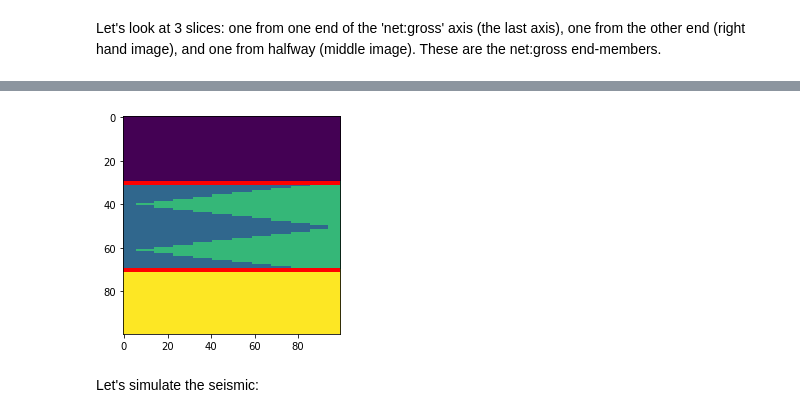
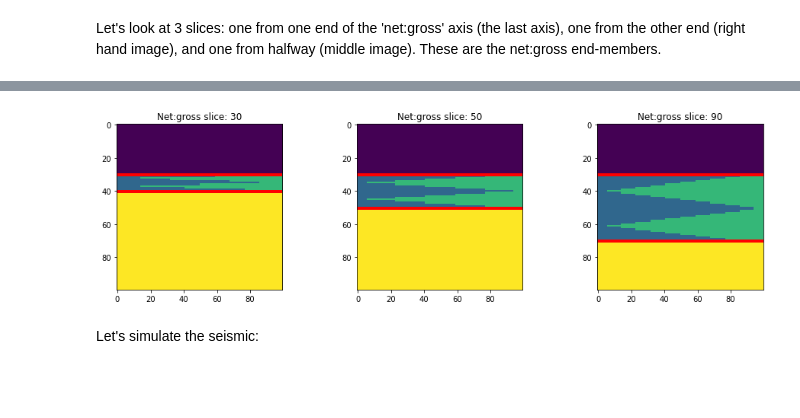
Before and after one commit to agilescientific/in-bruges, a Jupyter notebook: notebooks/Wedges.ipynb, the cells around one changed output, grey strips where cells are left out. Cells and saved outputs as stored; diff of their text form; code cells hidden in the pictures; blank space fills up the shorter version.

```diff
--- a/notebooks/Wedges.ipynb
+++ b/notebooks/Wedges.ipynb
@@ -289,11 +290,15 @@ A slice in/out of the page here, at the reference trace (black dotted line), loo
-# %%
-plt.figure(figsize=(6, 4))
-plt.imshow(w[:, ref], interpolation='none')
-plt.plot(top[ref], 'r-', lw=4)
-plt.plot(base[ref], 'r-', lw=4)
-plt.show()
-# %% [output]
-[figure, removed]
+# %%
+slices = [30, 50, 90]
+
+fig, axs = plt.subplots(ncols=len(slices), figsize=(16, 4))
+for ax, slic in zip(axs, slices):
+    ax.imshow(w[:, slic], interpolation='none')
+    ax.plot(top[slic], 'r-', lw=4)
+    ax.plot(base[slic], 'r-', lw=4)
+    ax.set_title(f"Net:gross slice: {slic}")
+plt.show()
+# %% [output]
+[figure, added]
 # %% [markdown]
 Let's simulate the seismic:
 # %%
```
Also changed, not shown: parts of 13 cells of this notebook.
